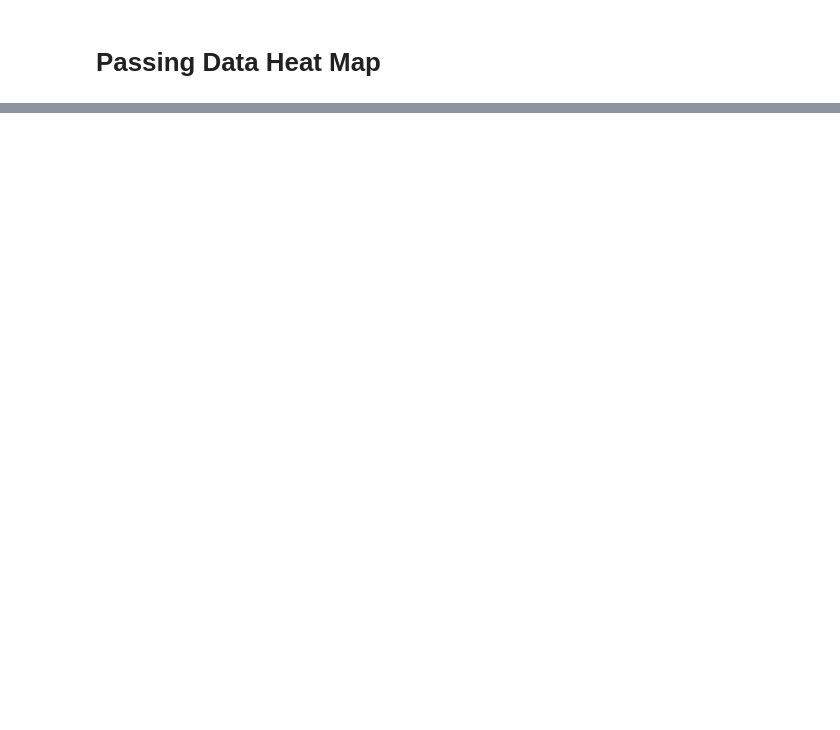
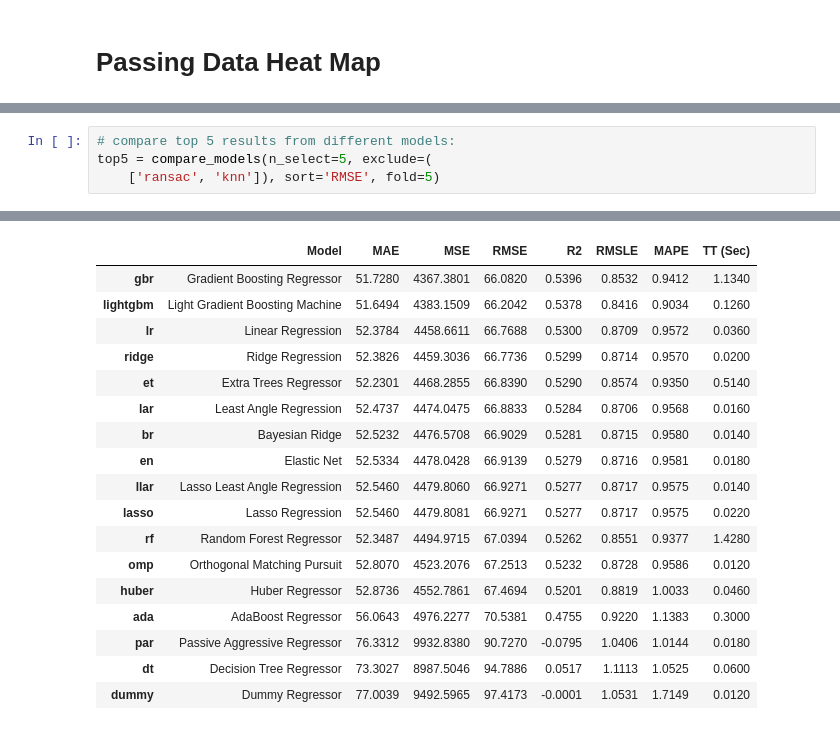
Before and after one commit to JP5252/NFL-Data-Analysis, a Jupyter notebook: NFL_Player_Data_Analysis.ipynb, the cells around one changed output, grey strips where cells are left out. Drawn from its saved outputs; the diff is of its cells as text; blank space fills up the shorter version.

```diff
--- a/NFL_Player_Data_Analysis.ipynb
+++ b/NFL_Player_Data_Analysis.ipynb
@@ -73,0 +185,5 @@ setup = setup(data = df, target = 'passing_yards', session_id=123)
+# %%
+# compare top 5 results from different models:
+top5 = compare_models(n_select=5, exclude=(
+    ['ransac', 'knn']), sort='RMSE', fold=5)
+# %% [output]
@@ -73,0 +191,18 @@ setup = setup(data = df, target = 'passing_yards', session_id=123)
+|  | Model | MAE | MSE | RMSE | R2 | RMSLE | MAPE | TT (Sec) |
+| gbr | Gradient Boosting Regressor | 51.7280 | 4367.3801 | 66.0820 | 0.5396 | 0.8532 | 0.9412 | 1.1340 |
+| lightgbm | Light Gradient Boosting Machine | 51.6494 | 4383.1509 | 66.2042 | 0.5378 | 0.8416 | 0.9034 | 0.1260 |
+| lr | Linear Regression | 52.3784 | 4458.6611 | 66.7688 | 0.5300 | 0.8709 | 0.9572 | 0.0360 |
+| ridge | Ridge Regression | 52.3826 | 4459.3036 | 66.7736 | 0.5299 | 0.8714 | 0.9570 | 0.0200 |
+| et | Extra Trees Regressor | 52.2301 | 4468.2855 | 66.8390 | 0.5290 | 0.8574 | 0.9350 | 0.5140 |
+| lar | Least Angle Regression | 52.4737 | 4474.0475 | 66.8833 | 0.5284 | 0.8706 | 0.9568 | 0.0160 |
+| br | Bayesian Ridge | 52.5232 | 4476.5708 | 66.9029 | 0.5281 | 0.8715 | 0.9580 | 0.0140 |
+| en | Elastic Net | 52.5334 | 4478.0428 | 66.9139 | 0.5279 | 0.8716 | 0.9581 | 0.0180 |
+| llar | Lasso Least Angle Regression | 52.5460 | 4479.8060 | 66.9271 | 0.5277 | 0.8717 | 0.9575 | 0.0140 |
+| lasso | Lasso Regression | 52.5460 | 4479.8081 | 66.9271 | 0.5277 | 0.8717 | 0.9575 | 0.0220 |
+| rf | Random Forest Regressor | 52.3487 | 4494.9715 | 67.0394 | 0.5262 | 0.8551 | 0.9377 | 1.4280 |
+| omp | Orthogonal Matching Pursuit | 52.8070 | 4523.2076 | 67.2513 | 0.5232 | 0.8728 | 0.9586 | 0.0120 |
+| huber | Huber Regressor | 52.8736 | 4552.7861 | 67.4694 | 0.5201 | 0.8819 | 1.0033 | 0.0460 |
+| ada | AdaBoost Regressor | 56.0643 | 4976.2277 | 70.5381 | 0.4755 | 0.9220 | 1.1383 | 0.3000 |
+| par | Passive Aggressive Regressor | 76.3312 | 9932.8380 | 90.7270 | -0.0795 | 1.0406 | 1.0144 | 0.0180 |
+| dt | Decision Tree Regressor | 73.3027 | 8987.5046 | 94.7886 | 0.0517 | 1.1113 | 1.0525 | 0.0600 |
+| dummy | Dummy Regressor | 77.0039 | 9492.5965 | 97.4173 | -0.0001 | 1.0531 | 1.7149 | 0.0120 |
```
Also changed, not shown: parts of 22 cells of this notebook.
